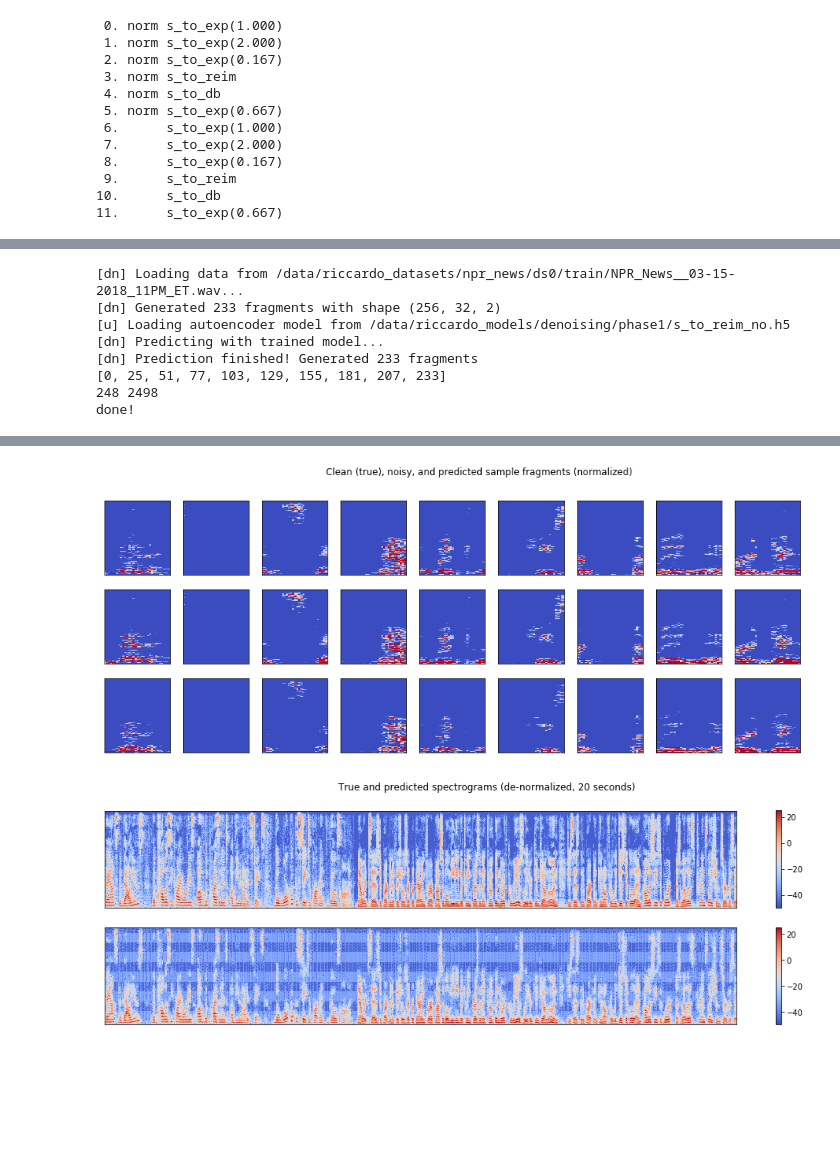
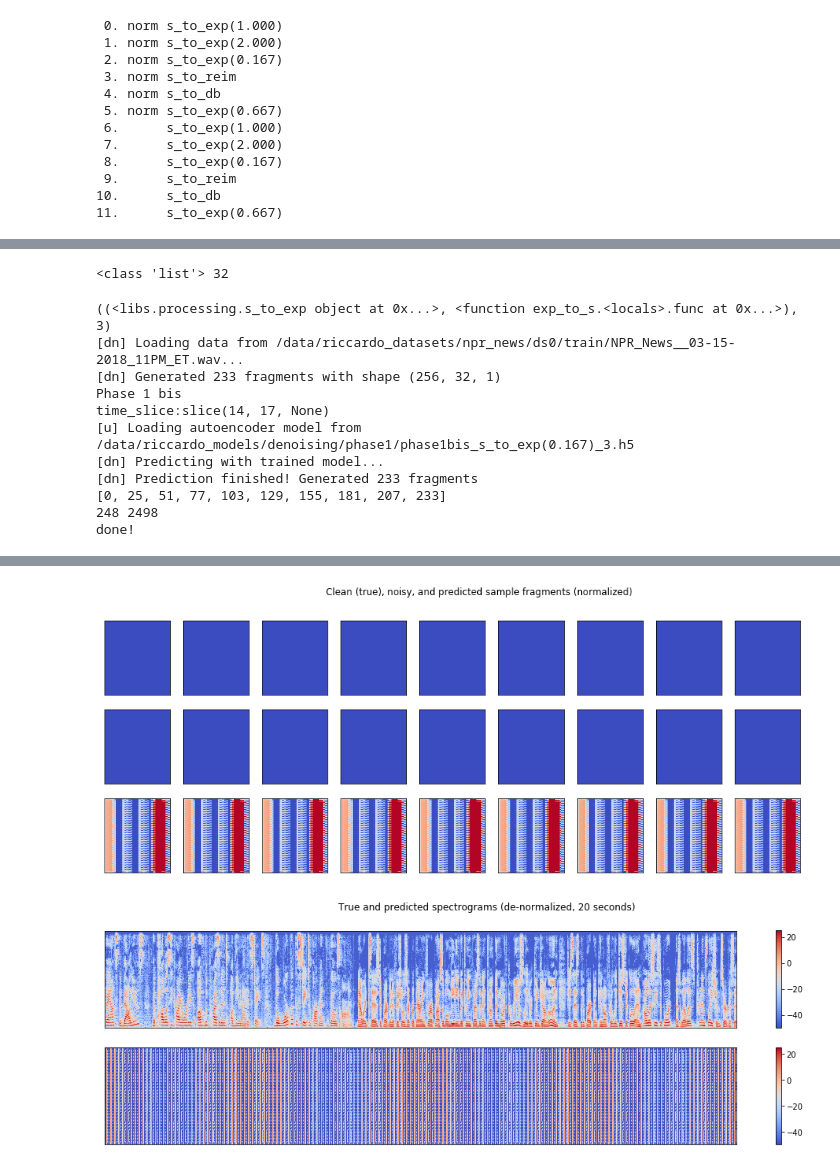
Before and after one commit to Christie22/SingleChannelDenoising, a Jupyter notebook: notebooks/test_exp_phase1.ipynb, the cells around one changed output, grey strips where cells are left out. Cells and saved outputs as stored; diff of their text form; code cells hidden in the pictures; blank space fills up the shorter version.

Commit message:
notebook phase 1 adapted for phase1bis

```diff
--- a/notebooks/test_exp_phase1.ipynb
+++ b/notebooks/test_exp_phase1.ipynb
@@ -69,9 +105,19 @@ print('\n'.join(['{:2}. {} {}'.format(i, 'norm' if arg[0] else '    ', get_func_
+# %%
+args_list = args_list_1 + args_list_1b
+# args_list = chain(args_list_1b, args_list_1)
+print(type(args_list), len(args_list))
+# %% [output]
+<class 'list'> 32
 # %%
 def run_the_whole_thing(args_index, use_phase=True, trim_negatives=False):
     # collect variable arguments
-    normalize, proc_funcs = args_list[args_index]
-    proc_func, unproc_func = proc_funcs
-
+    print(args_list[args_index])
+    if args_index < 12:
+        normalize, proc_funcs = args_list[args_index]
+        proc_func, unproc_func = proc_funcs
+    else:
+        proc_funcs, time_slice_len = args_list[args_index]
+        proc_func, unproc_func = proc_funcs
 
     print('[dn] Loading data from {}...'.format(input_path))
     # load data from file name
@@ -105,17 +151,29 @@ def run_the_whole_thing(args_index, use_phase=True, trim_negatives=False):
     for i in range(len(y_frags_noisy)):
         frag_normalized, frag_norm_factors = normalize_spectrum(y_frags[i])
         frag_normalized_noisy, frag_norm_factors_noisy = normalize_spectrum(y_frags_noisy[i])
-        y_frags_n[i] = frag_normalized if normalize else y_frags[i]
-        y_frags_noisy_n[i] = frag_normalized_noisy if normalize else y_frags_noisy[i]
+        if args_index < 12:
+            y_frags_n[i] = frag_normalized if normalize else y_frags[i]
+            y_frags_noisy_n[i] = frag_normalized_noisy if normalize else y_frags_noisy[i]
         nf_frags_noisy[i] = frag_norm_factors_noisy
         nf_frags[i] = frag_norm_factors
 
 
     #### LOAD TRAINED MODEL ###
     model_destination_base = '/data/riccardo_models/denoising/phase1'
-    model_destination_name = '{}_{}.h5'.format(get_func_name(proc_func), 'norm' if normalize else 'no')
+    if args_index < 12:
+        print('Phase 1')
+        model_destination_name = '{}_{}.h5'.format(get_func_name(proc_func), 'norm' if normalize else 'no')
+    else:
+        print('Phase 1 bis')
+        model_destination_name = 'phase1bis_{}_{}.h5'.format(get_func_name(proc_func), time_slice_len)
+
     model_path = osp.join(model_destination_base, model_destination_name)
-    time_slice = frag_win_length // 2 - frag_hop_length // 2
+    if args_index < 12:
+        time_slice = frag_win_length // 2 - frag_hop_length // 2
+    else:
+        time_slice = slice(np.int(frag_win_length//2-time_slice_len/2),\
+                         np.int(frag_win_length//2+time_slice_len/2))
+    print("time_slice:{}".format(time_slice))
     model, lossfunc = load_autoencoder_model(model_path, time_slice=time_slice)
 
 
@@ -136,7 +194,8 @@ def run_the_whole_thing(args_index, use_phase=True, trim_negatives=False):
     y_frags_pred_dn = np.zeros_like(y_frags_pred)
     for i in range(len(y_frags_pred)):
         # un-normalize (individually)
-        y_frags_pred_dn[i] = unnormalize_spectrum(y_frags_pred[i], nf_frags_noisy[i]) if normalize else y_frags_pred[i]
+        if args_index < 12:
+            y_frags_pred_dn[i] = unnormalize_spectrum(y_frags_pred[i], nf_frags_noisy[i]) if normalize else y_frags_pred[i]
         if i in specrange:
             plt.subplot(3,rangespan,j)
             lrd.specshow(lr.amplitude_to_db(y_frags_n[i,...,0]), vmin=-10, vmax=5, cmap='coolwarm')
@@ -190,17 +249,20 @@ def run_the_whole_thing(args_index, use_phase=True, trim_negatives=False):
 # %%
 # TEST VARIOUS MODELS HERE
 
-x_pred, x_noisy = run_the_whole_thing(9, use_phase=False, trim_negatives=False)
+x_pred, x_noisy = run_the_whole_thing(17, use_phase=False, trim_negatives=False)
 ipd.Audio(x_pred, rate=sr)
 # %% [output]
+((<libs.processing.s_to_exp object at 0x...>, <function exp_to_s.<locals>.func at 0x...>), 3)
 [dn] Loading data from /data/riccardo_datasets/npr_news/ds0/train/NPR_News__03-15-2018_11PM_ET.wav...
-[dn] Generated 233 fragments with shape (256, 32, 2)
-[u] Loading autoencoder model from /data/riccardo_models/denoising/phase1/s_to_reim_no.h5
+[dn] Generated 233 fragments with shape (256, 32, 1)
+Phase 1 bis
+time_slice:slice(14, 17, None)
+[u] Loading autoencoder model from /data/riccardo_models/denoising/phase1/phase1bis_s_to_exp(0.167)_3.h5
 [dn] Predicting with trained model...
 [dn] Prediction finished! Generated 233 fragments
 [0, 25, 51, 77, 103, 129, 155, 181, 207, 233]
 248 2498
 done!
 [interactive output not drawn]
-[figure, old version]
+[figure, new version]
-[figure, old version]
+[figure, new version]
```
Also changed, not shown: parts of 4 cells of this notebook.
